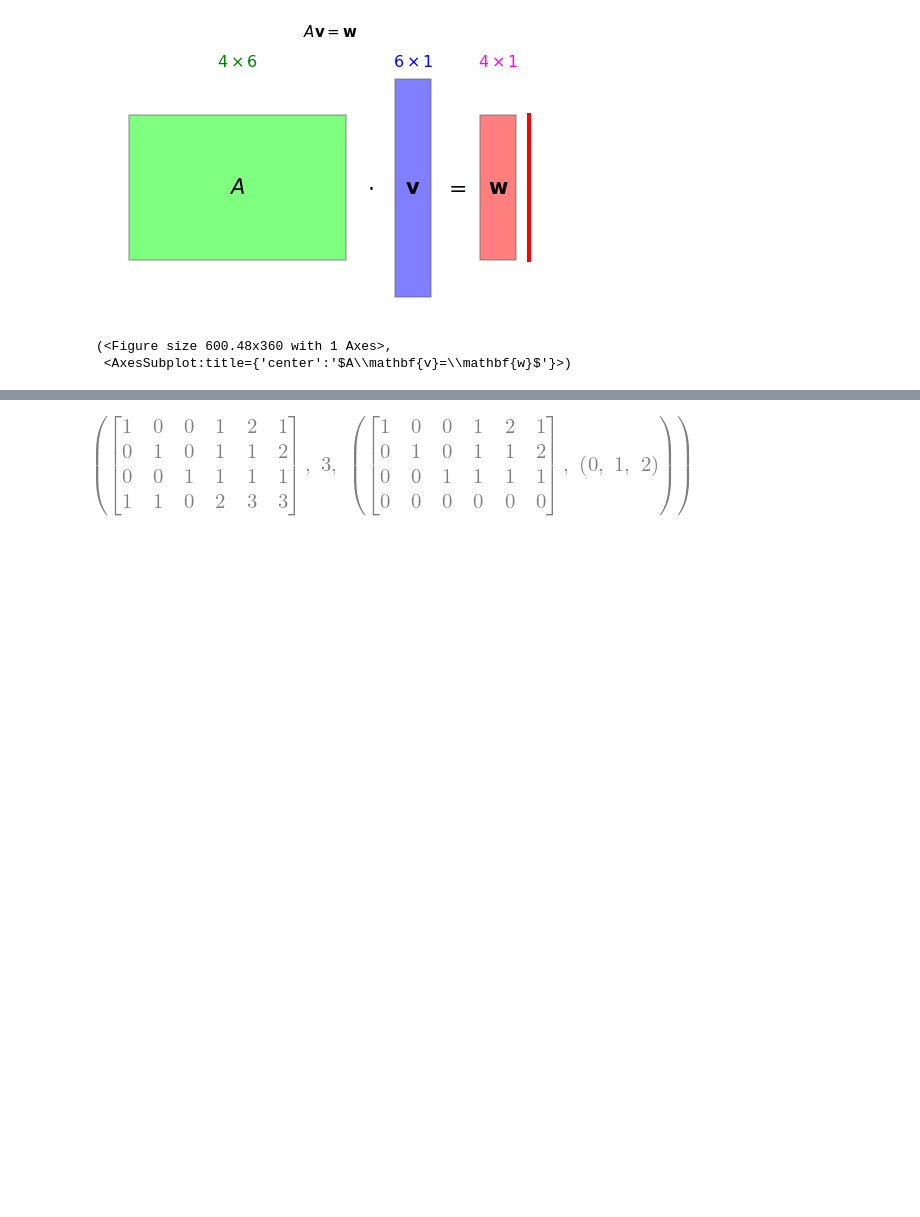
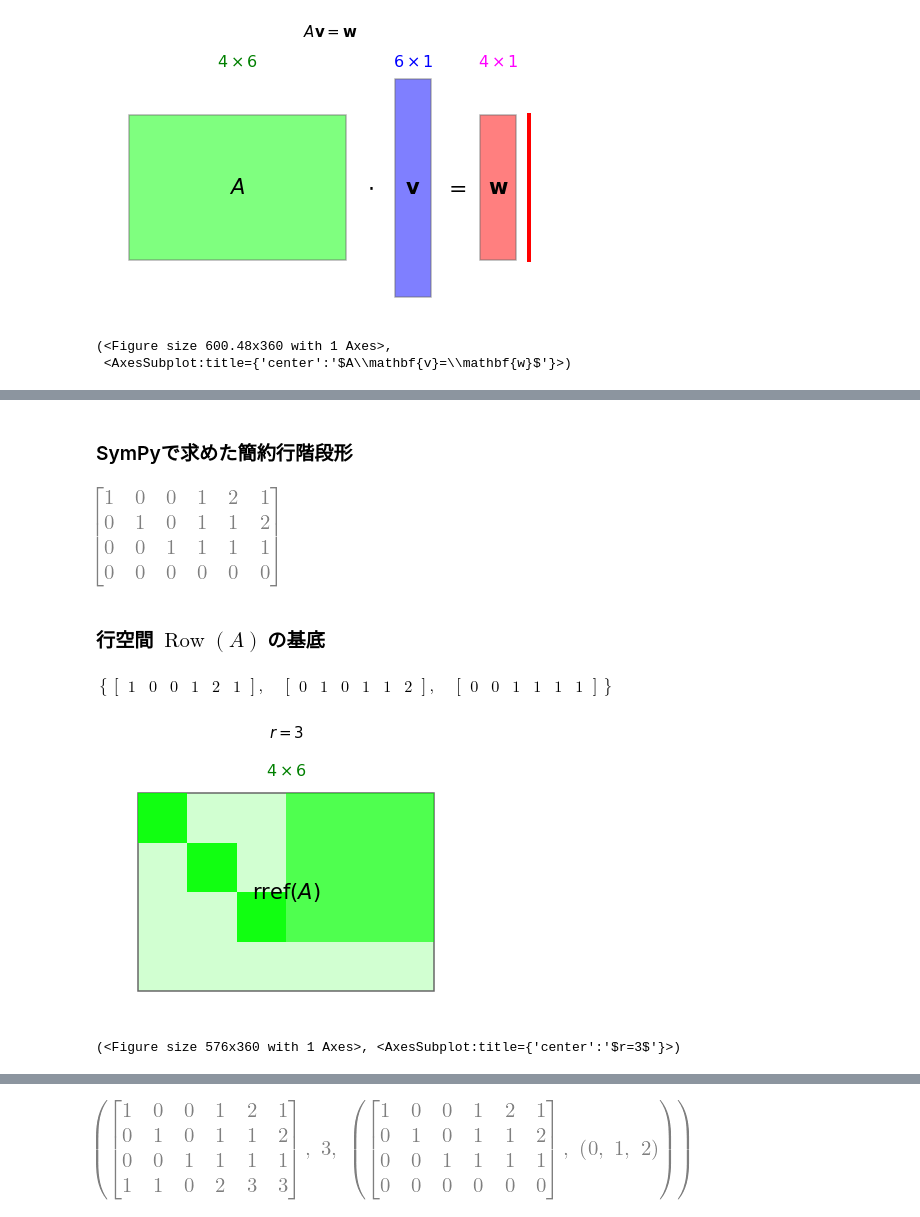
Before and after one commit to daddygongon/symbolic_math_public, a Jupyter notebook: d5_la_basic/four_spaces_qr.ipynb, the cells around one changed output, grey strips where cells are left out. Cells and saved outputs as stored; diff of their text form; code cells hidden in the pictures; blank space fills up the shorter version.

```diff
--- a/d5_la_basic/four_spaces_qr.ipynb
+++ b/d5_la_basic/four_spaces_qr.ipynb
@@ -231,0 +226,29 @@ draw_matrix_equation_dimensions(
+# %%
+# SymPyで掃き出しを行い，簡約行階段形を表示します．
+rref_A, _ = A.rref()
+display(Markdown('### SymPyで求めた簡約行階段形'))
+display(rref_A)
+
+# RREFの0でない行を取り出します．
+row_space_basis = [rref_A.row(i) for i in range(rref_A.rows)
+                   if any(rref_A.row(i))]
+basis_text = (r'$\left\{'
+              + r',\quad '.join(latex(vector) for vector in row_space_basis)
+              + r'\right\}$')
+display(Markdown(r'### 行空間 $\operatorname{Row}(A)$ の基底'))
+display(Markdown(basis_text))
+
+draw_matrix_equation_dimensions(
+    factors=[
+        (a_m, a_n, r'\mathrm{rref}(A)', 'lime', ('rref', a_r)),
+    ],
+    operators=[],
+    title=rf'$r={a_r}$',
+)
+# %% [output]
+### SymPyで求めた簡約行階段形
+[figure, added]
+### 行空間 $\operatorname{Row}(A)$ の基底
+$\left\{\left[\begin{matrix}1 & 0 & 0 & 1 & 2 & 1\end{matrix}\right],\quad \left[\begin{matrix}0 & 1 & 0 & 1 & 1 & 2\end{matrix}\right],\quad \left[\begin{matrix}0 & 0 & 1 & 1 & 1 & 1\end{matrix}\right]\right\}$
+[figure, added]
+(<Figure size 576x360 with 1 Axes>, <AxesSubplot:title={'center':'$r=3$'}>)
```
Also changed, not shown: parts of 31 cells of this notebook, 3 other files.
